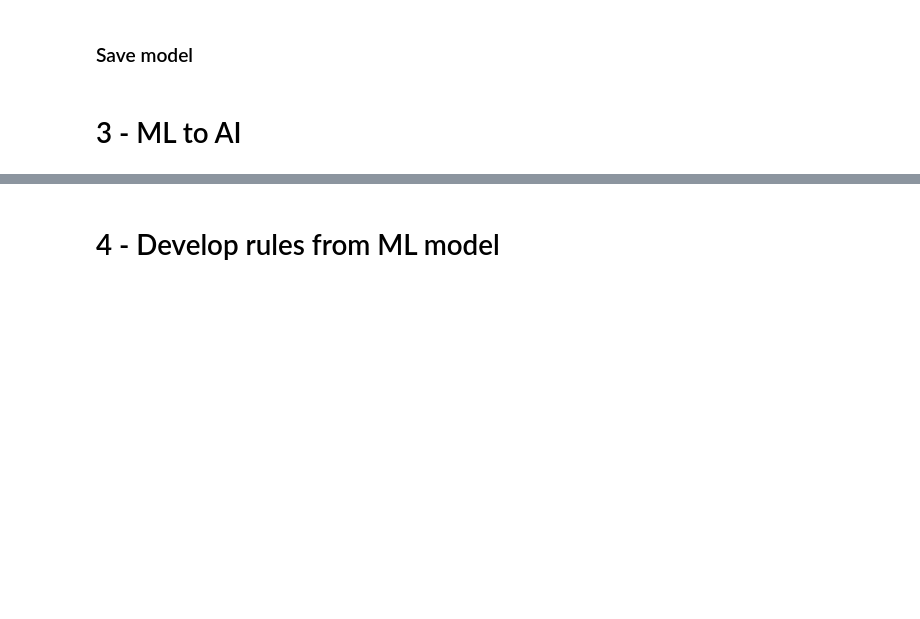
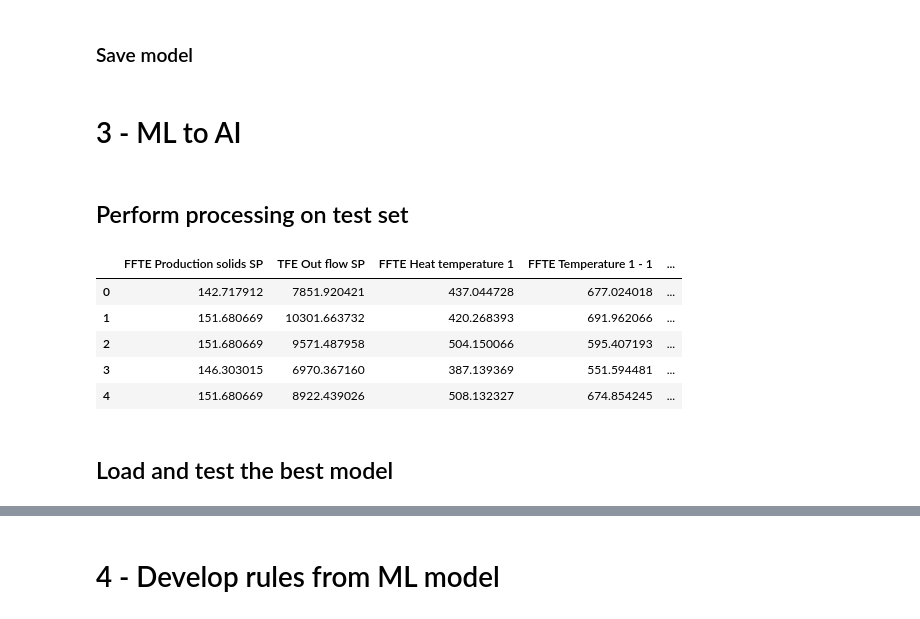
Before and after one commit to minhphan6624/COS40007, a Jupyter notebook: Portfolios/Portfolio04/main.ipynb, the cells around one changed output, grey strips where cells are left out. Cells and saved outputs as stored; diff of their text form; code cells hidden in the pictures; blank space fills up the shorter version.

```diff
--- a/Portfolios/Portfolio04/main.ipynb
+++ b/Portfolios/Portfolio04/main.ipynb
@@ -448,23 +448,34 @@ test_df = pd.read_csv('vegemite_realtime_test.csv')
 
 X_test = test_df.drop(columns=['Class'])
 y_test = test_df['Class']
+# %% [markdown]
+## Perform processing on test set
 # %%
 # Remove constant columns in the test set
 X_test = X_test.drop(columns=constant_columns, errors='ignore')
 
 # Convert integer columns with few unique values
 for col in cols_to_convert:
     le = label_encoders[col]
     X_test[col] = le.transform(X_test[col])
 
 # Create composite features
 for pair in pairs:
     feature1, feature2 = pair
     new_feature_name = f'{feature1}_{feature2}'
     X_test[new_feature_name] = X_test[feature1] + X_test[feature2]
 
 # Scale the features
 X_test = pd.DataFrame(scaler.transform(X_test), columns=X_test.columns)
 
 # Select the top 10 features
 X_test = X_test[selected_features]
+
+X_test.head()
+# %% [output]
+|  | FFTE Production solids SP | TFE Out flow SP | FFTE Heat temperature 1 | FFTE Temperature 1 - 1 | ... |
+| 0 | 142.717912 | 7851.920421 | 437.044728 | 677.024018 | ... |
+| 1 | 151.680669 | 10301.663732 | 420.268393 | 691.962066 | ... |
+| 2 | 151.680669 | 9571.487958 | 504.150066 | 595.407193 | ... |
+| 3 | 146.303015 | 6970.367160 | 387.139369 | 551.594481 | ... |
+| 4 | 151.680669 | 8922.439026 | 508.132327 | 674.854245 | ... |
@@ -488,0 +482,2 @@ X_test = test_df.drop(columns=['Class'])
+# %% [markdown]
+## Load and test the best model
```
Also changed, not shown: parts of 19 cells of this notebook, 16 other files.
